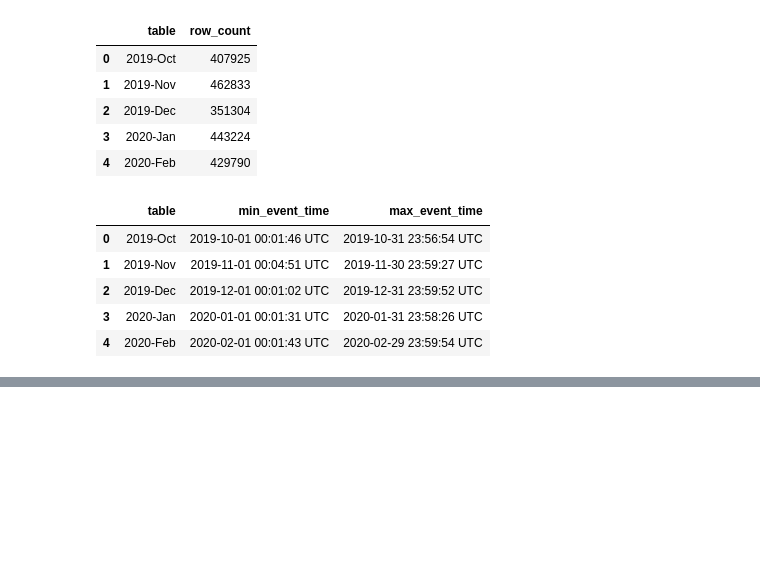
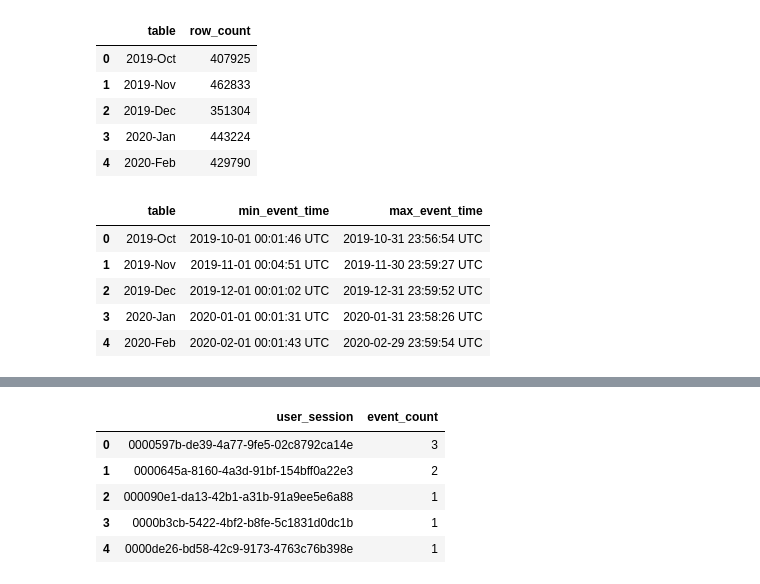
Before and after one commit to Nicosuarezso/ecommerce-cosmetics-analytics, a Jupyter notebook: notebooks/01_data_understanding.ipynb, the cells around one changed output, grey strips where cells are left out. Saved outputs shown, nothing was run; the diff lists cells and outputs as text; code cells hidden in the pictures; blank space fills up the shorter version.

```diff
--- a/notebooks/01_data_understanding.ipynb
+++ b/notebooks/01_data_understanding.ipynb
@@ -212,0 +320,27 @@ date_ranges
+# %%
+# Una sesion puede contener multiples eventos
+
+session_events_query = f"""
+SELECT
+    user_session,
+    COUNT(*) AS event_count
+FROM (
+    {union_query}
+)
+WHERE user_session IS NOT NULL
+GROUP BY user_session;
+"""
+
+session_events = pd.read_sql_query(
+    session_events_query,
+    conn
+)
+
+session_events.head()
+# %% [output]
+|  | user_session | event_count |
+| 0 | 0000597b-de39-4a77-9fe5-02c8792ca14e | 3 |
+| 1 | 0000645a-8160-4a3d-91bf-154bff0a22e3 | 2 |
+| 2 | 000090e1-da13-42b1-a31b-91a9ee5e6a88 | 1 |
+| 3 | 0000b3cb-5422-4bf2-b8fe-5c1831d0dc1b | 1 |
+| 4 | 0000de26-bd58-42c9-9173-4763c76b398e | 1 |
```
Also changed, not shown: parts of 7 cells of this notebook, 1 other file.
